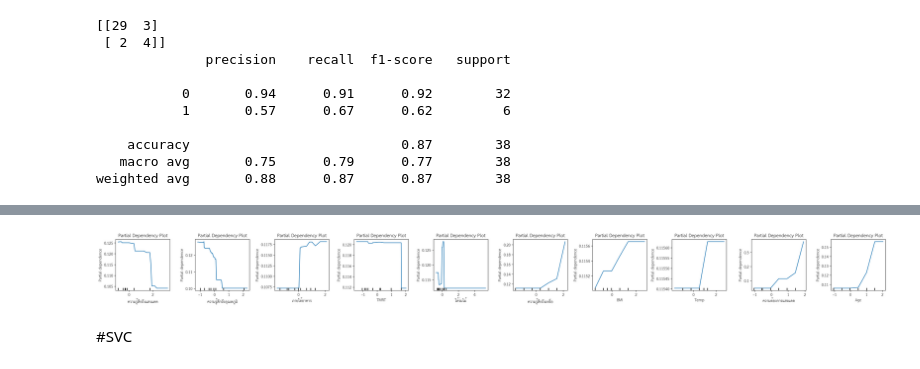
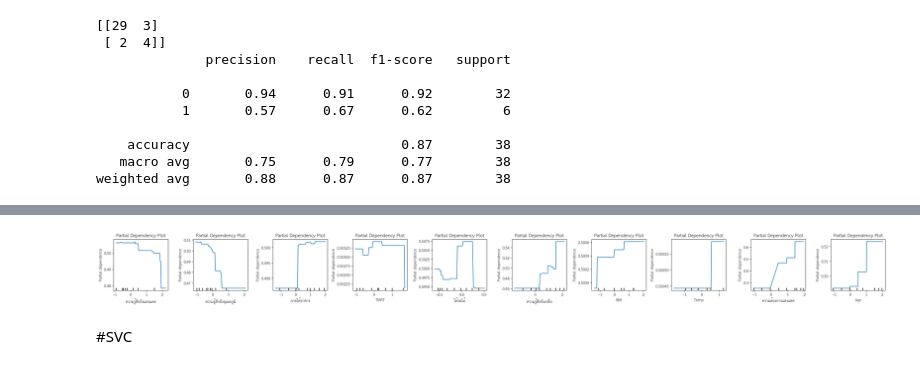
Before and after one commit to Thipwadee/Project2, a Jupyter notebook: TA_Clf_Models_Explained.ipynb, the cells around one changed output, grey strips where cells are left out. Drawn from its saved outputs; the diff is of its cells as text; code cells hidden in the pictures.

```diff
--- a/TA_Clf_Models_Explained.ipynb
+++ b/TA_Clf_Models_Explained.ipynb
@@ -339,7 +313,7 @@ fig, axs = plt.subplots(nrows=1, ncols=n_cols, figsize=(n_cols * 3, 3))  # ป
 for i, bf in enumerate(base_features):
     PartialDependenceDisplay.from_estimator(
         result,
-        X_train_scaled,
+        X_train_res,
         features=[bf],
         feature_names=base_features,
         ax=axs[i]  # ใช้ axis ที่ i
@@ -530,7 +384,7 @@ fig, axs = plt.subplots(nrows=1, ncols=n_cols, figsize=(n_cols * 3, 3))  # ป
 for i, bf in enumerate(base_features):
     PartialDependenceDisplay.from_estimator(
         result,
-        X_train_scaled,
+        X_train_res,
         features=[bf],
         feature_names=base_features,
         ax=axs[i]  # ใช้ axis ที่ i
@@ -600,22 +454,22 @@ shap.summary_plot(shapValues, X_train_res, plot_type = 'bar')
 # %%
 base_features = ['ความรู้สึกถึงแสงแดด','ความรู้สึกถึงอุณหภูมิ','ภายใต้อาคาร','TMRT','ใต้ร่มไม้','ความรู้สึกถึงเหงื่อ','BMI','Temp','ความต้องการแสงแดด','Age']
 n_cols = len(base_features)  # จำนวนคอลัมน์ตามจำนวน features
 fig, axs = plt.subplots(nrows=1, ncols=n_cols, figsize=(n_cols * 3, 3))  # ปรับขนาดให้เหมาะสม
 
 for i, bf in enumerate(base_features):
     PartialDependenceDisplay.from_estimator(
         result,
-        X_train_scaled,
+        X_train_res,
         features=[bf],
         feature_names=base_features,
         ax=axs[i]  # ใช้ axis ที่ i
     )
     axs[i].set_title("Partial Dependency Plot")
 
 plt.tight_layout()
 plt.show()
 # %% [output]
-[figure, old version]
+[figure, new version]
 # %% [markdown]
 #SVC
 # %%
```
Also changed, not shown: parts of 24 cells of this notebook.
